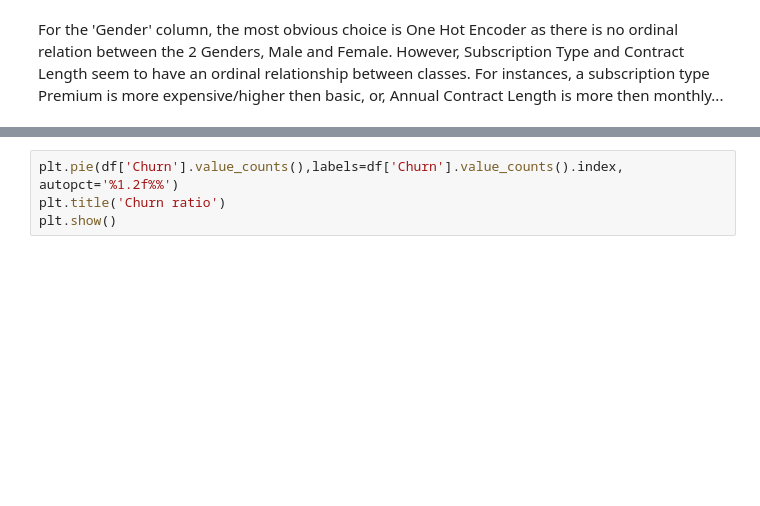
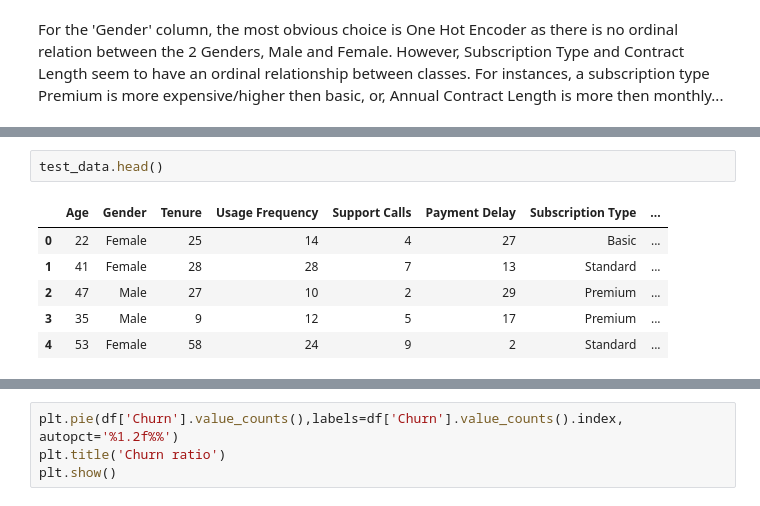
Before and after one commit to SyedMuhammadAunAbbas/Customer_Churn_Project, a Jupyter notebook: Root.ipynb, the cells around one changed output, grey strips where cells are left out. Saved outputs shown, nothing was run; the diff lists cells and outputs as text; blank space fills up the shorter version.

```diff
--- a/Root.ipynb
+++ b/Root.ipynb
@@ -325,0 +392,9 @@ For instances, a subscription type Premium is more expensive/higher then basic,
+# %%
+test_data.head()
+# %% [output]
+|  | Age | Gender | Tenure | Usage Frequency | Support Calls | Payment Delay | Subscription Type | ... |
+| 0 | 22 | Female | 25 | 14 | 4 | 27 | Basic | ... |
+| 1 | 41 | Female | 28 | 28 | 7 | 13 | Standard | ... |
+| 2 | 47 | Male | 27 | 10 | 2 | 29 | Premium | ... |
+| 3 | 35 | Male | 9 | 12 | 5 | 17 | Premium | ... |
+| 4 | 53 | Female | 58 | 24 | 9 | 2 | Standard | ... |
```
Also changed, not shown: parts of 42 cells of this notebook.
